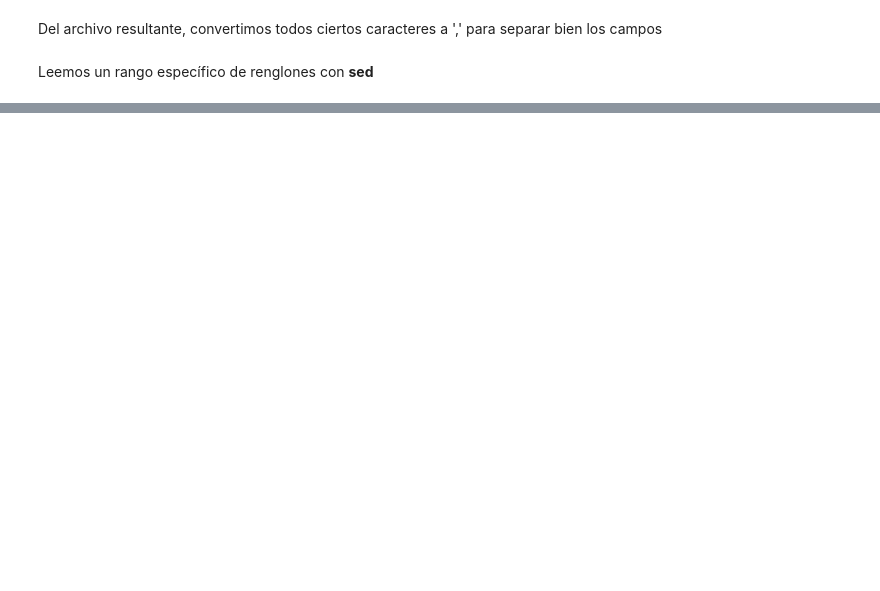
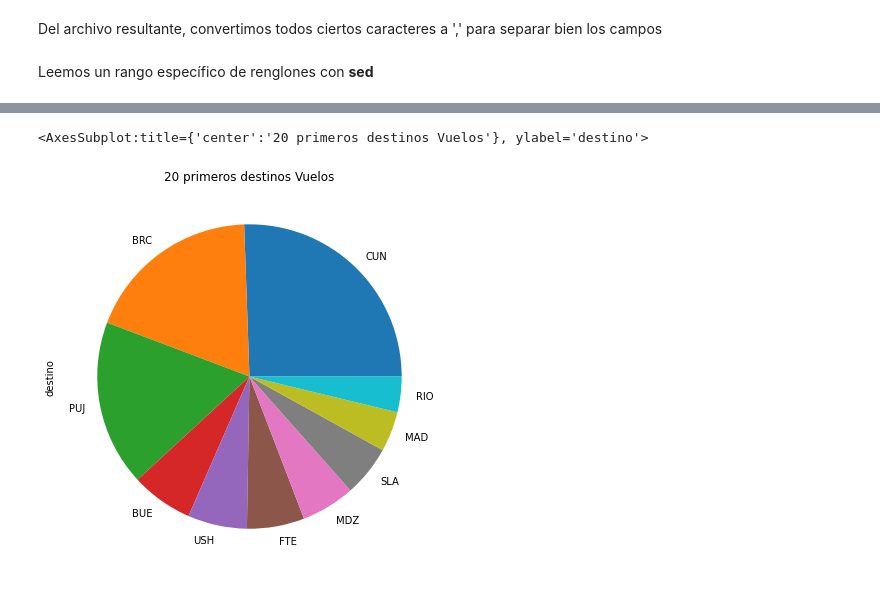
Before and after one commit to MarcoCenturion/Bash_data_analytics, a Jupyter notebook: sed cut tr python.ipynb, the cells around one changed output, grey strips where cells are left out. Drawn from its saved outputs; the diff is of its cells as text; code cells hidden in the pictures; blank space fills up the shorter version.

Commit message:
arreglos a jupyter visualizador de datos

```diff
--- a/sed cut tr python.ipynb
+++ b/sed cut tr python.ipynb
@@ -384,0 +389,3 @@ memory usage: 241.4+ KB
+# %%
+vuelos=data[data['vertical'] == 'vuelos']
+vuelos.head()
@@ -385 +541,6 @@ memory usage: 241.4+ KB
+# %%
+vuelos['destino'].value_counts().head(10).plot.pie(grid=True,figsize=(20,7),title='20 primeros destinos Vuelos')
+# %% [output]
+<AxesSubplot:title={'center':'20 primeros destinos Vuelos'}, ylabel='destino'>
+[figure, added]
 # %%
```
Also changed, not shown: parts of 45 cells of this notebook, 6 other files.
